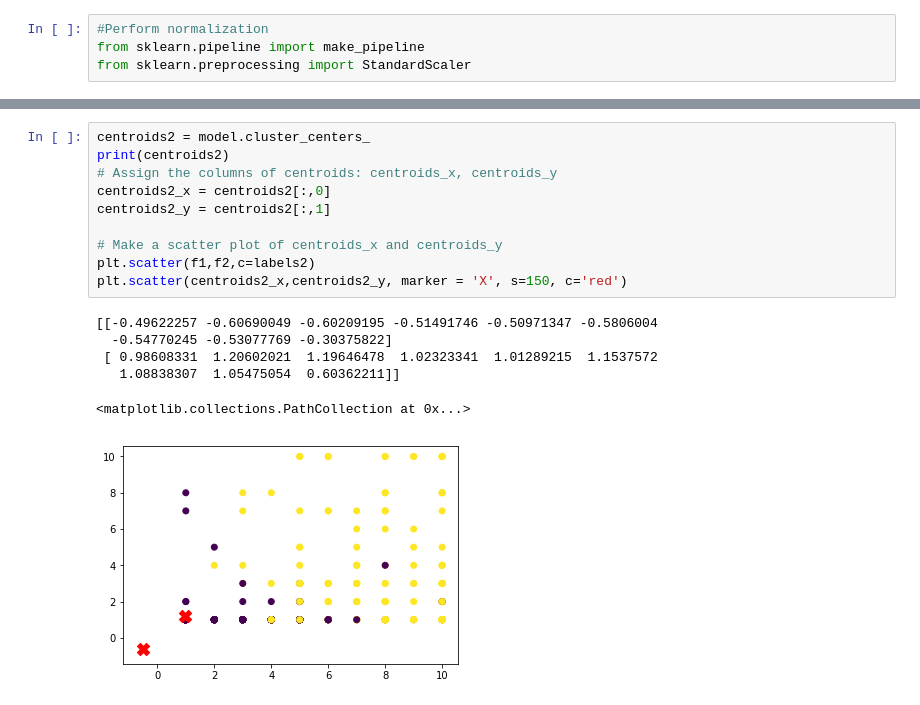
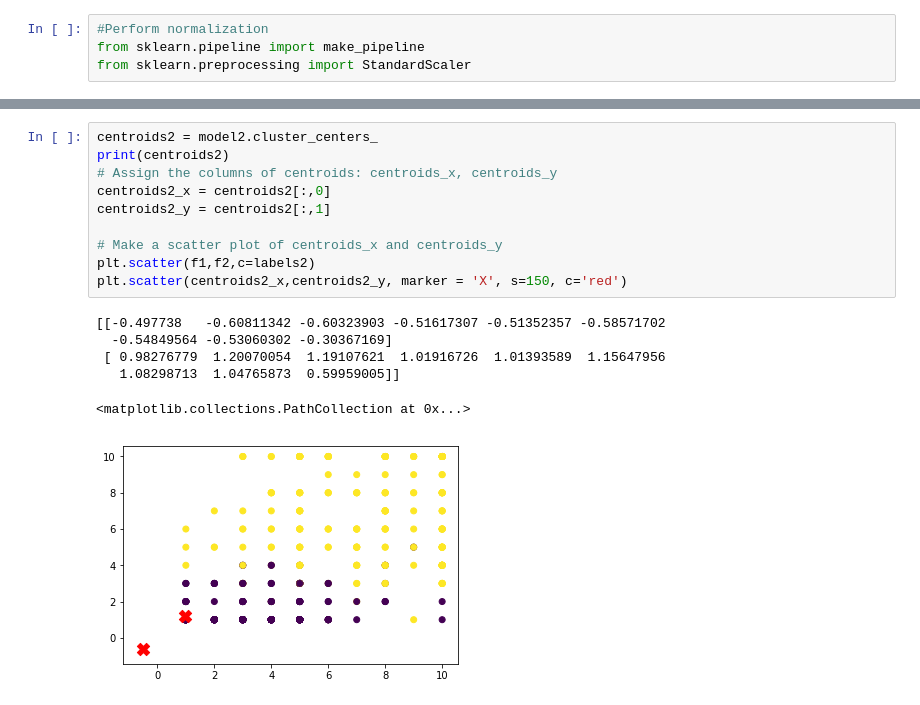
Before and after one commit to iamrajp/G10-PythonProject, a Jupyter notebook: code/KMeans for Project-Breast-Cancer-WI.ipynb, the cells around one changed output, grey strips where cells are left out. Cells and saved outputs as stored; diff of their text form.

```diff
--- a/code/KMeans for Project-Breast-Cancer-WI.ipynb
+++ b/code/KMeans for Project-Breast-Cancer-WI.ipynb
@@ -163,17 +163,17 @@ plt.show()
 # %%
-centroids2 = model.cluster_centers_
+centroids2 = model2.cluster_centers_
 print(centroids2)
 # Assign the columns of centroids: centroids_x, centroids_y
 centroids2_x = centroids2[:,0]
 centroids2_y = centroids2[:,1]
 
 # Make a scatter plot of centroids_x and centroids_y
 plt.scatter(f1,f2,c=labels2)
 plt.scatter(centroids2_x,centroids2_y, marker = 'X', s=150, c='red')
 # %% [output]
-[[-0.49622257 -0.60690049 -0.60209195 -0.51491746 -0.50971347 -0.5806004
-  -0.54770245 -0.53077769 -0.30375822]
- [ 0.98608331  1.20602021  1.19646478  1.02323341  1.01289215  1.1537572
-   1.08838307  1.05475054  0.60362211]]
+[[-0.497738   -0.60811342 -0.60323903 -0.51617307 -0.51352357 -0.58571702
+  -0.54849564 -0.53060302 -0.30367169]
+ [ 0.98276779  1.20070054  1.19107621  1.01916726  1.01393589  1.15647956
+   1.08298713  1.04765873  0.59959005]]
 <matplotlib.collections.PathCollection at 0x...>
-[figure, old version]
+[figure, new version]
```
Also changed, not shown: parts of 6 cells of this notebook.
